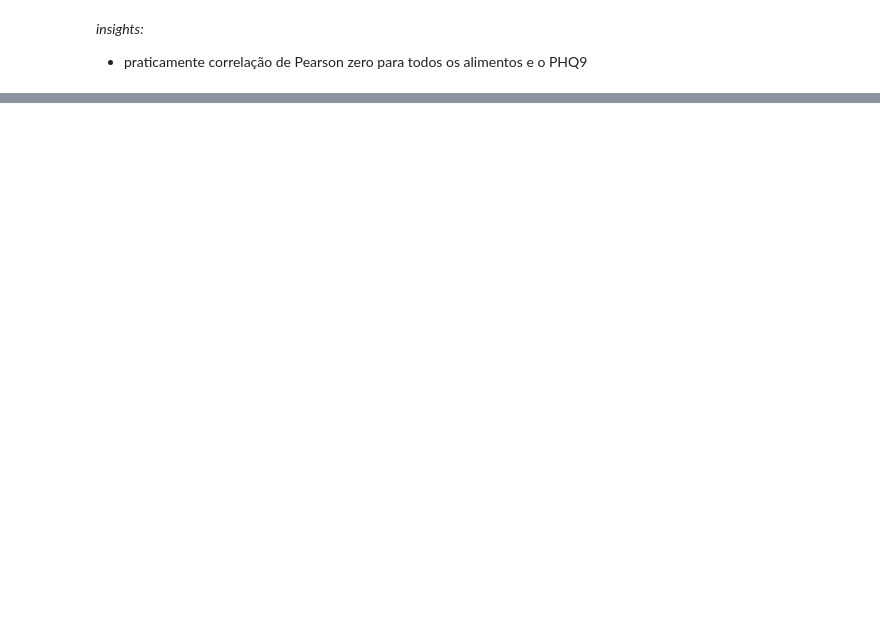
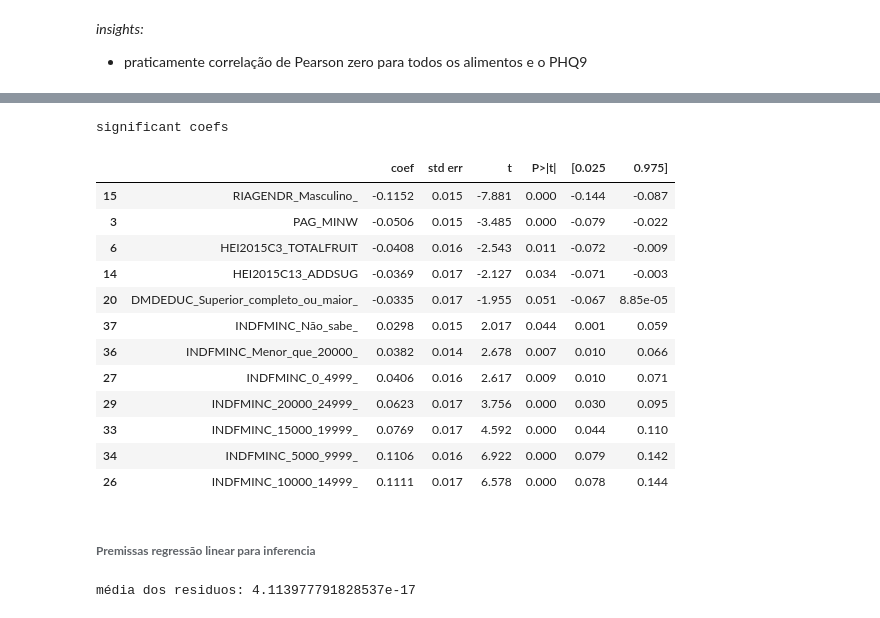
Before and after one commit to richardsantino/EBA-cases, a Jupyter notebook: 9. TCC/1 - depressao.ipynb, the cells around one changed output, grey strips where cells are left out. Cells and saved outputs as stored; diff of their text form; code cells hidden in the pictures; blank space fills up the shorter version.

Commit message:
done linear regression for multivariate analysis

```diff
--- a/9. TCC/1 - depressao.ipynb
+++ b/9. TCC/1 - depressao.ipynb
@@ -729,0 +710,31 @@ strong multicollinearity or other numerical problems.
+# %%
+
+df_significant_coefs = pd.DataFrame(summary.tables[1])
+df_significant_coefs.columns = [x.data for x in df_significant_coefs.iloc[0]]
+df_significant_coefs = df_significant_coefs.drop(0)
+
+df_significant_coefs['P>|t|'] = df_significant_coefs['P>|t|'].apply(lambda x: float(x.data))
+df_significant_coefs['coef'] = df_significant_coefs['coef'].apply(lambda x: float(x.data))
+
+df_significant_coefs = df_significant_coefs[df_significant_coefs['P>|t|'] <= .051]
+df_significant_coefs = df_significant_coefs.sort_values(by='coef')
+
+print('significant coefs')
+df_significant_coefs
+# %% [output]
+significant coefs
+|  |  | coef | std err | t | P>|t| | [0.025 | 0.975] |
+| 15 | RIAGENDR_Masculino_ | -0.1152 | 0.015 | -7.881 | 0.000 | -0.144 | -0.087 |
+| 3 | PAG_MINW | -0.0506 | 0.015 | -3.485 | 0.000 | -0.079 | -0.022 |
+| 6 | HEI2015C3_TOTALFRUIT | -0.0408 | 0.016 | -2.543 | 0.011 | -0.072 | -0.009 |
+| 14 | HEI2015C13_ADDSUG | -0.0369 | 0.017 | -2.127 | 0.034 | -0.071 | -0.003 |
+| 20 | DMDEDUC_Superior_completo_ou_maior_ | -0.0335 | 0.017 | -1.955 | 0.051 | -0.067 | 8.85e-05 |
+| 37 | INDFMINC_Não_sabe_ | 0.0298 | 0.015 | 2.017 | 0.044 | 0.001 | 0.059 |
+| 36 | INDFMINC_Menor_que_20000_ | 0.0382 | 0.014 | 2.678 | 0.007 | 0.010 | 0.066 |
+| 27 | INDFMINC_0_4999_ | 0.0406 | 0.016 | 2.617 | 0.009 | 0.010 | 0.071 |
+| 29 | INDFMINC_20000_24999_ | 0.0623 | 0.017 | 3.756 | 0.000 | 0.030 | 0.095 |
+| 33 | INDFMINC_15000_19999_ | 0.0769 | 0.017 | 4.592 | 0.000 | 0.044 | 0.110 |
+| 34 | INDFMINC_5000_9999_ | 0.1106 | 0.016 | 6.922 | 0.000 | 0.079 | 0.142 |
+| 26 | INDFMINC_10000_14999_ | 0.1111 | 0.017 | 6.578 | 0.000 | 0.078 | 0.144 |
+# %% [markdown]
+###### **Premissas regressão linear para inferencia**
@@ -729,0 +744,5 @@ strong multicollinearity or other numerical problems.
+# %%
+# premissa 2: MÉDIA DOS RESIDUOS TENDE A ZERO -- OK
+print('média dos residuos:', res.resid.mean())
+# %% [output]
+média dos residuos: 4.113977791828537e-17
```
Also changed, not shown: parts of 12 cells of this notebook.
